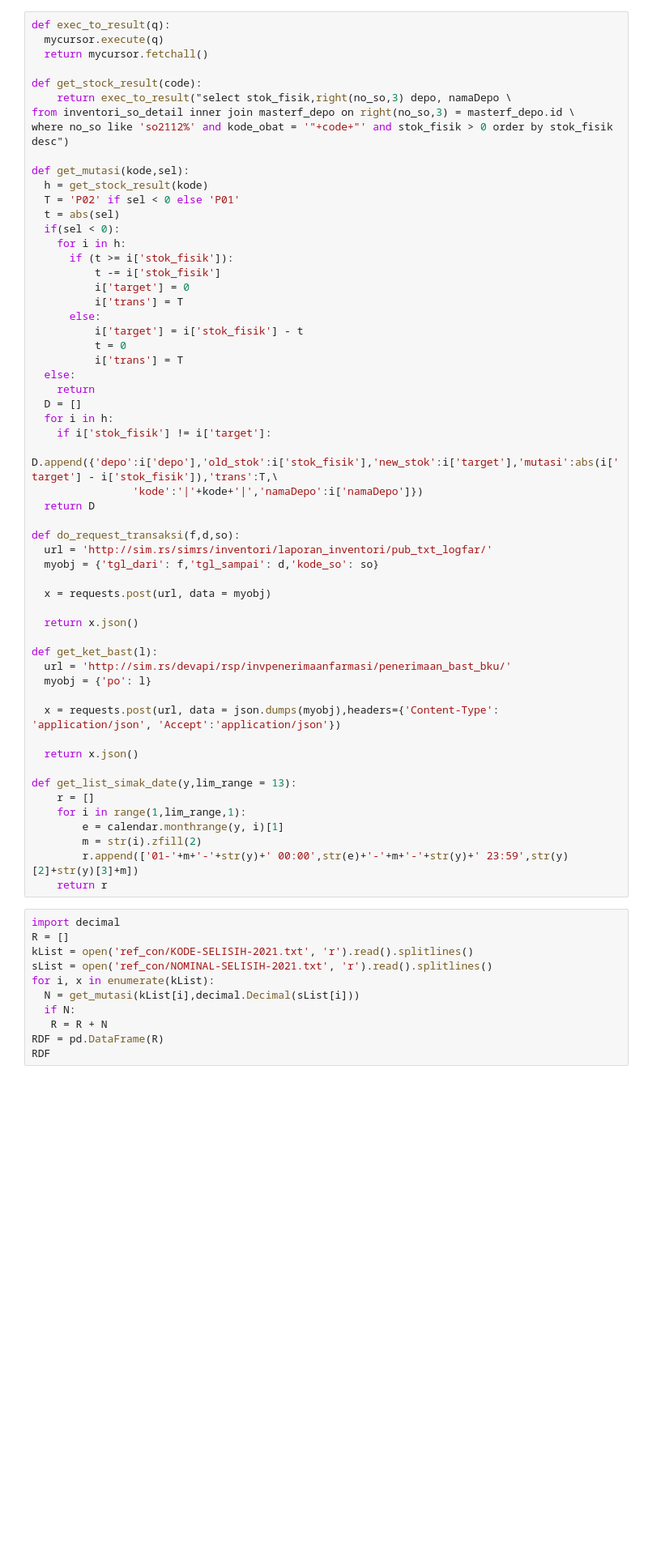
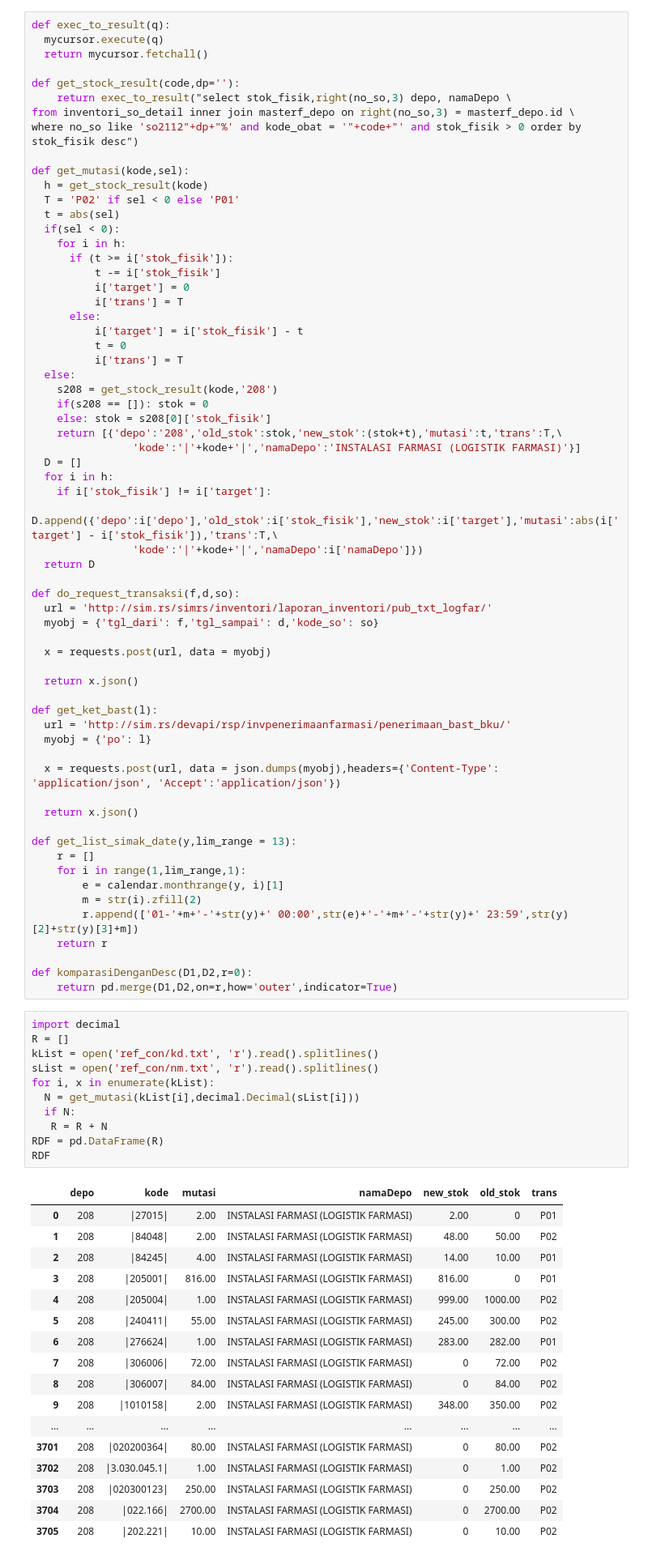
Before and after one commit to siaris/myNotebook, a Jupyter notebook: simak2021-challenge.ipynb, the cells around one changed output. Shown: that part at 81% size. Cells and saved outputs as stored; diff of their text form; blank space fills up the shorter version.

```diff
--- a/simak2021-challenge.ipynb
+++ b/simak2021-challenge.ipynb
@@ -26,10 +26,10 @@ def exec_to_result(q):
   mycursor.execute(q)
   return mycursor.fetchall()
 
-def get_stock_result(code):
+def get_stock_result(code,dp=''):
     return exec_to_result("select stok_fisik,right(no_so,3) depo, namaDepo \
 from inventori_so_detail inner join masterf_depo on right(no_so,3) = masterf_depo.id \
-where no_so like 'so2112%' and kode_obat = '"+code+"' and stok_fisik > 0 order by stok_fisik desc")
+where no_so like 'so2112"+dp+"%' and kode_obat = '"+code+"' and stok_fisik > 0 order by stok_fisik desc")
 
 def get_mutasi(kode,sel):
   h = get_stock_result(kode)
@@ -46,7 +46,11 @@ def get_mutasi(kode,sel):
           t = 0
           i['trans'] = T
   else:
-    return
+    s208 = get_stock_result(kode,'208')
+    if(s208 == []): stok = 0
+    else: stok = s208[0]['stok_fisik']
+    return [{'depo':'208','old_stok':stok,'new_stok':(stok+t),'mutasi':t,'trans':T,\
+                'kode':'|'+kode+'|','namaDepo':'INSTALASI FARMASI (LOGISTIK FARMASI)'}]
   D = []
   for i in h:
     if i['stok_fisik'] != i['target']:
@@ -77,14 +81,35 @@ def get_list_simak_date(y,lim_range = 13):
         m = str(i).zfill(2)
         r.append(['01-'+m+'-'+str(y)+' 00:00',str(e)+'-'+m+'-'+str(y)+' 23:59',str(y)[2]+str(y)[3]+m])
     return r
+
+def komparasiDenganDesc(D1,D2,r=0):
+    return pd.merge(D1,D2,on=r,how='outer',indicator=True)
 # %%
 import decimal
 R = []
-kList = open('ref_con/KODE-SELISIH-2021.txt', 'r').read().splitlines()
-sList = open('ref_con/NOMINAL-SELISIH-2021.txt', 'r').read().splitlines()
+kList = open('ref_con/kd.txt', 'r').read().splitlines()
+sList = open('ref_con/nm.txt', 'r').read().splitlines()
 for i, x in enumerate(kList):
   N = get_mutasi(kList[i],decimal.Decimal(sList[i]))
   if N:
    R = R + N
 RDF = pd.DataFrame(R)
 RDF
+# %% [output]
+|  | depo | kode | mutasi | namaDepo | new_stok | old_stok | trans |
+| 0 | 208 | |27015| | 2.00 | INSTALASI FARMASI (LOGISTIK FARMASI) | 2.00 | 0 | P01 |
+| 1 | 208 | |84048| | 2.00 | INSTALASI FARMASI (LOGISTIK FARMASI) | 48.00 | 50.00 | P02 |
+| 2 | 208 | |84245| | 4.00 | INSTALASI FARMASI (LOGISTIK FARMASI) | 14.00 | 10.00 | P01 |
+| 3 | 208 | |205001| | 816.00 | INSTALASI FARMASI (LOGISTIK FARMASI) | 816.00 | 0 | P01 |
+| 4 | 208 | |205004| | 1.00 | INSTALASI FARMASI (LOGISTIK FARMASI) | 999.00 | 1000.00 | P02 |
+| 5 | 208 | |240411| | 55.00 | INSTALASI FARMASI (LOGISTIK FARMASI) | 245.00 | 300.00 | P02 |
+| 6 | 208 | |276624| | 1.00 | INSTALASI FARMASI (LOGISTIK FARMASI) | 283.00 | 282.00 | P01 |
+| 7 | 208 | |306006| | 72.00 | INSTALASI FARMASI (LOGISTIK FARMASI) | 0 | 72.00 | P02 |
+| 8 | 208 | |306007| | 84.00 | INSTALASI FARMASI (LOGISTIK FARMASI) | 0 | 84.00 | P02 |
+| 9 | 208 | |1010158| | 2.00 | INSTALASI FARMASI (LOGISTIK FARMASI) | 348.00 | 350.00 | P02 |
+| ... | ... | ... | ... | ... | ... | ... | ... |
+| 3701 | 208 | |020200364| | 80.00 | INSTALASI FARMASI (LOGISTIK FARMASI) | 0 | 80.00 | P02 |
+| 3702 | 208 | |3.030.045.1| | 1.00 | INSTALASI FARMASI (LOGISTIK FARMASI) | 0 | 1.00 | P02 |
+| 3703 | 208 | |020300123| | 250.00 | INSTALASI FARMASI (LOGISTIK FARMASI) | 0 | 250.00 | P02 |
+| 3704 | 208 | |022.166| | 2700.00 | INSTALASI FARMASI (LOGISTIK FARMASI) | 0 | 2700.00 | P02 |
+| 3705 | 208 | |202.221| | 10.00 | INSTALASI FARMASI (LOGISTIK FARMASI) | 0 | 10.00 | P02 |
```
Also changed, not shown: parts of 2 cells of this notebook.
